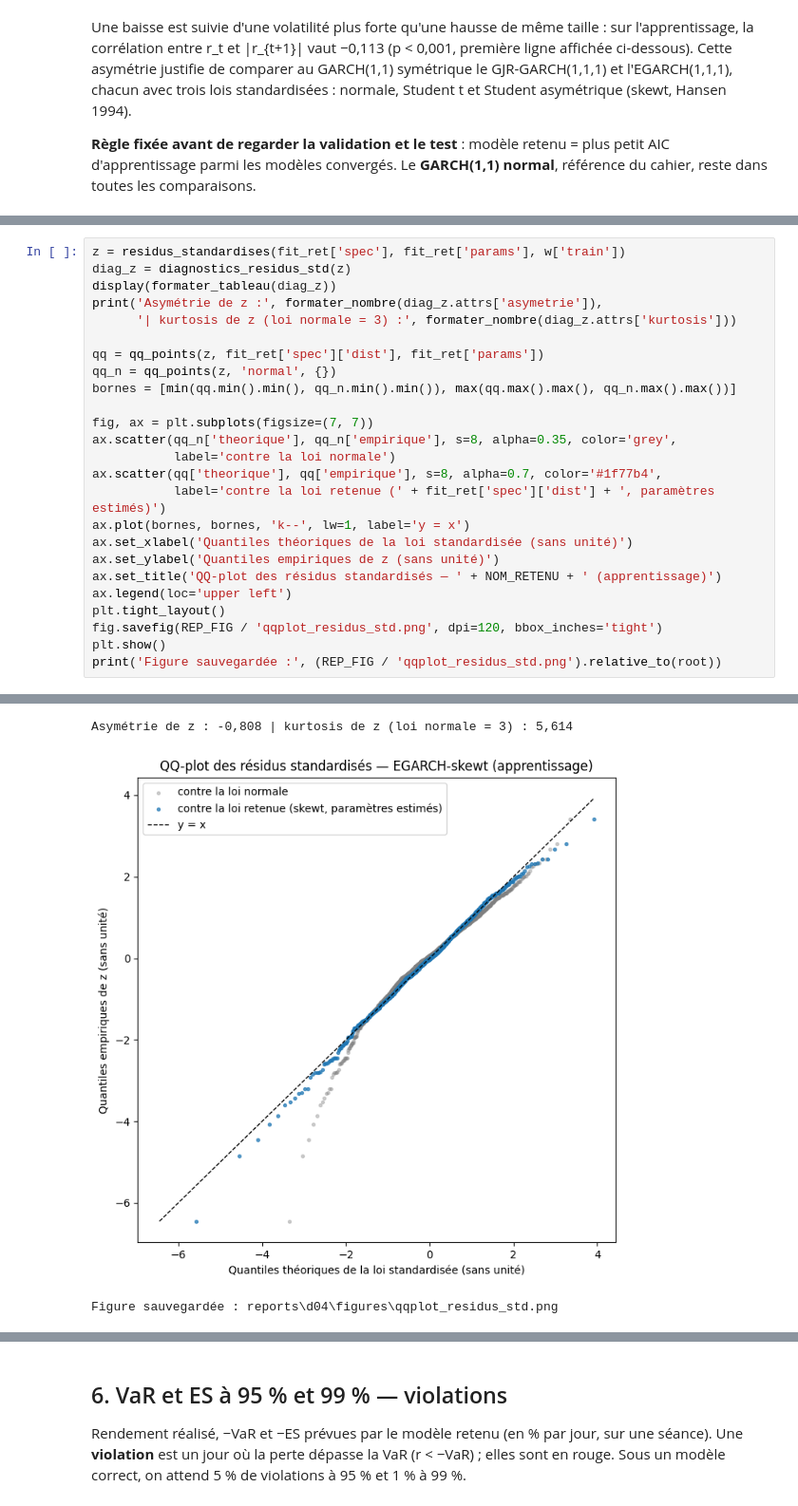
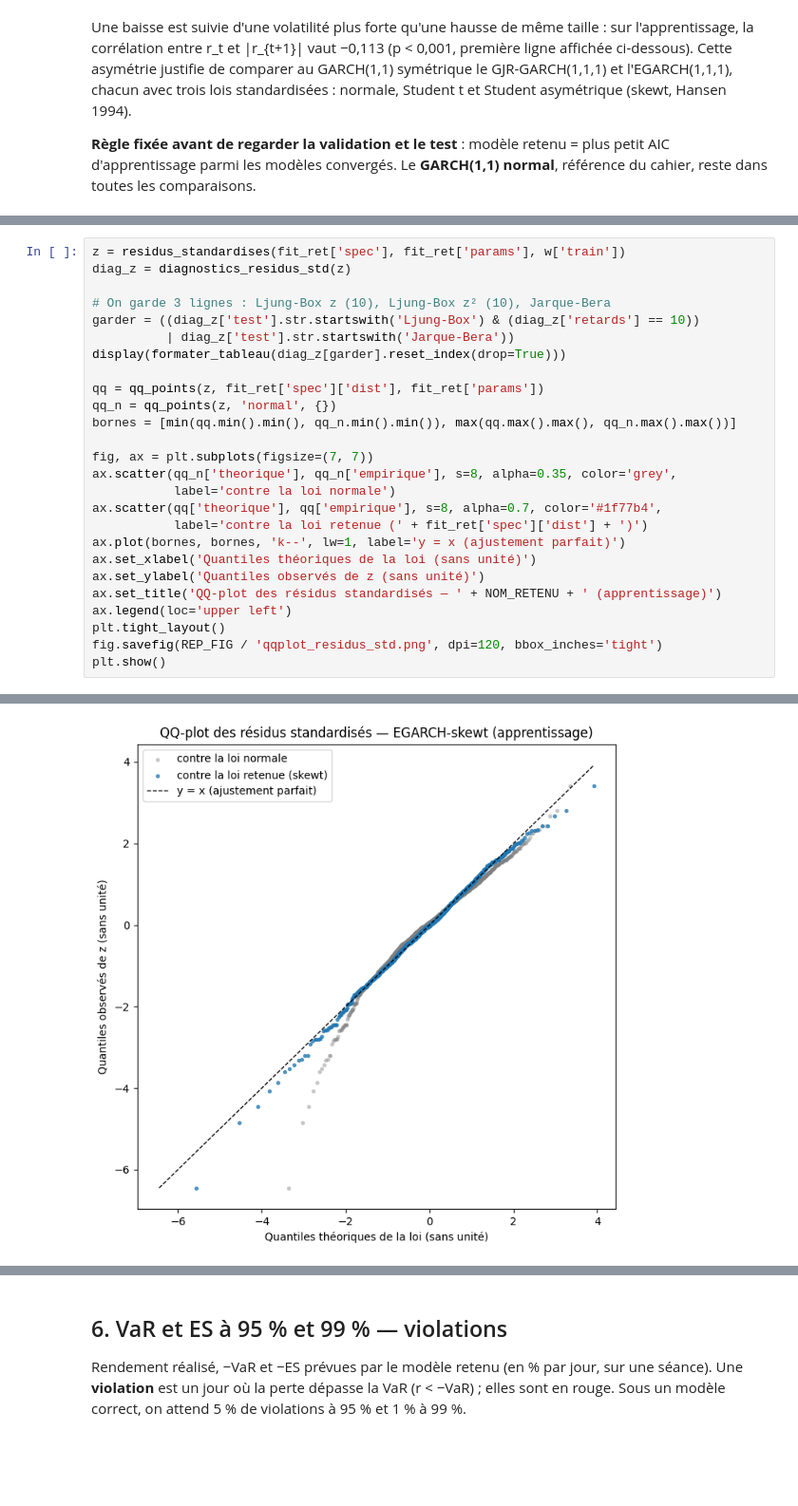
Before and after one commit to Zakaria12e/dia-quant-lab, a Jupyter notebook: notebooks/04_risque.ipynb, the cells around one changed output, grey strips where cells are left out. Shown at 95% size. Cells and saved outputs as stored; diff of their text form; blank space fills up the shorter version.

Commit message:
docs(d04): notebook de présentation simplifié — tableaux allégés, nombres lisibles

```diff
--- a/notebooks/04_risque.ipynb
+++ b/notebooks/04_risque.ipynb
@@ -232,9 +209,11 @@ z_t = (r_t − μ) / σ_t, sans unité. Si le modèle est bien spécifié, z ne
 # %%
 z = residus_standardises(fit_ret['spec'], fit_ret['params'], w['train'])
 diag_z = diagnostics_residus_std(z)
-display(formater_tableau(diag_z))
-print('Asymétrie de z :', formater_nombre(diag_z.attrs['asymetrie']),
-      '| kurtosis de z (loi normale = 3) :', formater_nombre(diag_z.attrs['kurtosis']))
+
+# On garde 3 lignes : Ljung-Box z (10), Ljung-Box z² (10), Jarque-Bera
+garder = ((diag_z['test'].str.startswith('Ljung-Box') & (diag_z['retards'] == 10))
+          | diag_z['test'].str.startswith('Jarque-Bera'))
+display(formater_tableau(diag_z[garder].reset_index(drop=True)))
 
 qq = qq_points(z, fit_ret['spec']['dist'], fit_ret['params'])
 qq_n = qq_points(z, 'normal', {})
@@ -244,15 +223,14 @@ fig, ax = plt.subplots(figsize=(7, 7))
 ax.scatter(qq_n['theorique'], qq_n['empirique'], s=8, alpha=0.35, color='grey',
            label='contre la loi normale')
 ax.scatter(qq['theorique'], qq['empirique'], s=8, alpha=0.7, color='#1f77b4',
-           label='contre la loi retenue (' + fit_ret['spec']['dist'] + ', paramètres estimés)')
-ax.plot(bornes, bornes, 'k--', lw=1, label='y = x')
-ax.set_xlabel('Quantiles théoriques de la loi standardisée (sans unité)')
-ax.set_ylabel('Quantiles empiriques de z (sans unité)')
+           label='contre la loi retenue (' + fit_ret['spec']['dist'] + ')')
+ax.plot(bornes, bornes, 'k--', lw=1, label='y = x (ajustement parfait)')
+ax.set_xlabel('Quantiles théoriques de la loi (sans unité)')
+ax.set_ylabel('Quantiles observés de z (sans unité)')
 ax.set_title('QQ-plot des résidus standardisés — ' + NOM_RETENU + ' (apprentissage)')
 ax.legend(loc='upper left')
 plt.tight_layout()
 fig.savefig(REP_FIG / 'qqplot_residus_std.png', dpi=120, bbox_inches='tight')
 plt.show()
-print('Figure sauvegardée :', (REP_FIG / 'qqplot_residus_std.png').relative_to(root))
 # %% [output]
 |  | test | retards | stat | p_value | conclusion |
@@ -268,4 +240,2 @@ print('Figure sauvegardée :', (REP_FIG / 'qqplot_residus_std.png').relative_to(
-Asymétrie de z : -0,808 | kurtosis de z (loi normale = 3) : 5,614
-[figure, old version]
+[figure, new version]
-Figure sauvegardée : reports\d04\figures\qqplot_residus_std.png
 # %% [markdown]
```
Also changed, not shown: parts of 18 cells of this notebook, 6 other files.
